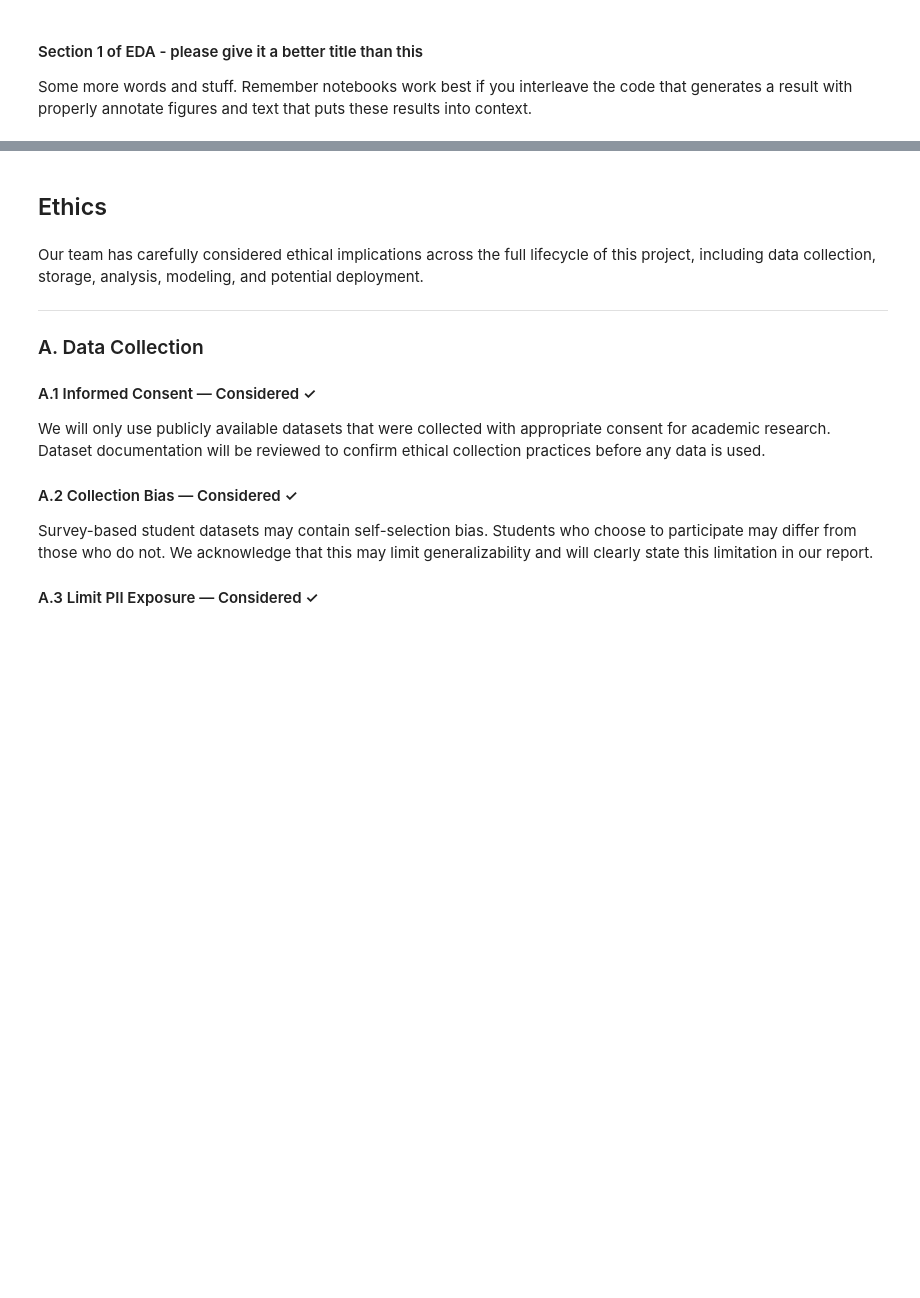
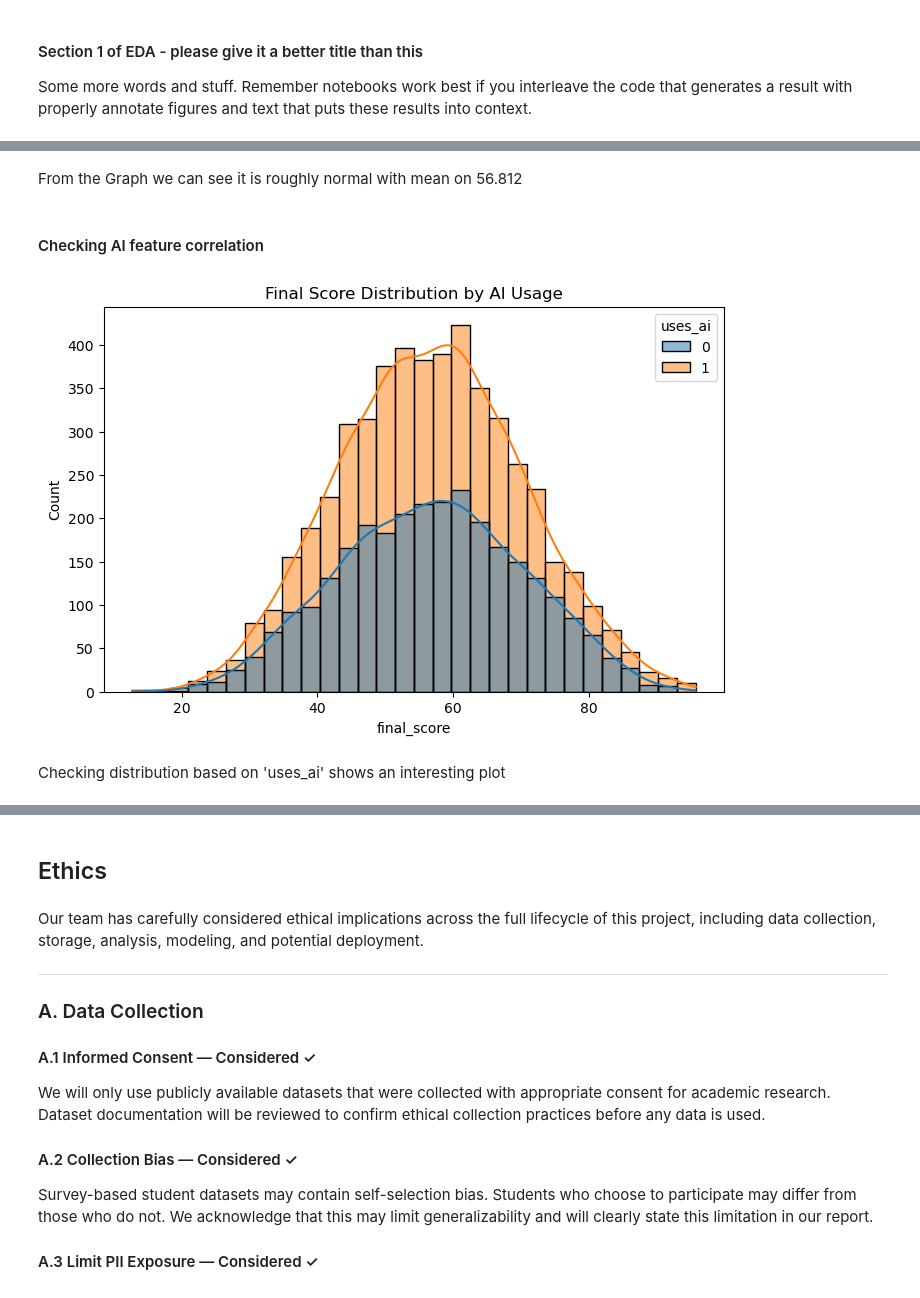
Before and after one commit to COGS108/Group016_WI26, a Jupyter notebook: 02-EDACheckpoint.ipynb, the cells around one changed output, grey strips where cells are left out. Drawn from its saved outputs; the diff is of its cells as text; code cells hidden in the pictures; blank space fills up the shorter version.

```diff
--- a/02-EDACheckpoint.ipynb
+++ b/02-EDACheckpoint.ipynb
@@ -483,0 +517,13 @@ Some more words and stuff.  Remember notebooks work best if you interleave the c
+# %% [markdown]
+From the Graph we can see it is roughly normal with mean on 56.812
+# %% [markdown]
+#### Checking AI feature correlation
+# %%
+plt.figure(figsize=(8,5))
+sns.histplot(data=df2_clean, x='final_score', hue='uses_ai', bins=30, kde=True)
+plt.title("Final Score Distribution by AI Usage")
+plt.show()
+# %% [output]
+[figure, added]
+# %% [markdown]
+Checking distribution based on 'uses_ai' shows an interesting plot
```
Also changed, not shown: parts of 29 cells of this notebook.
